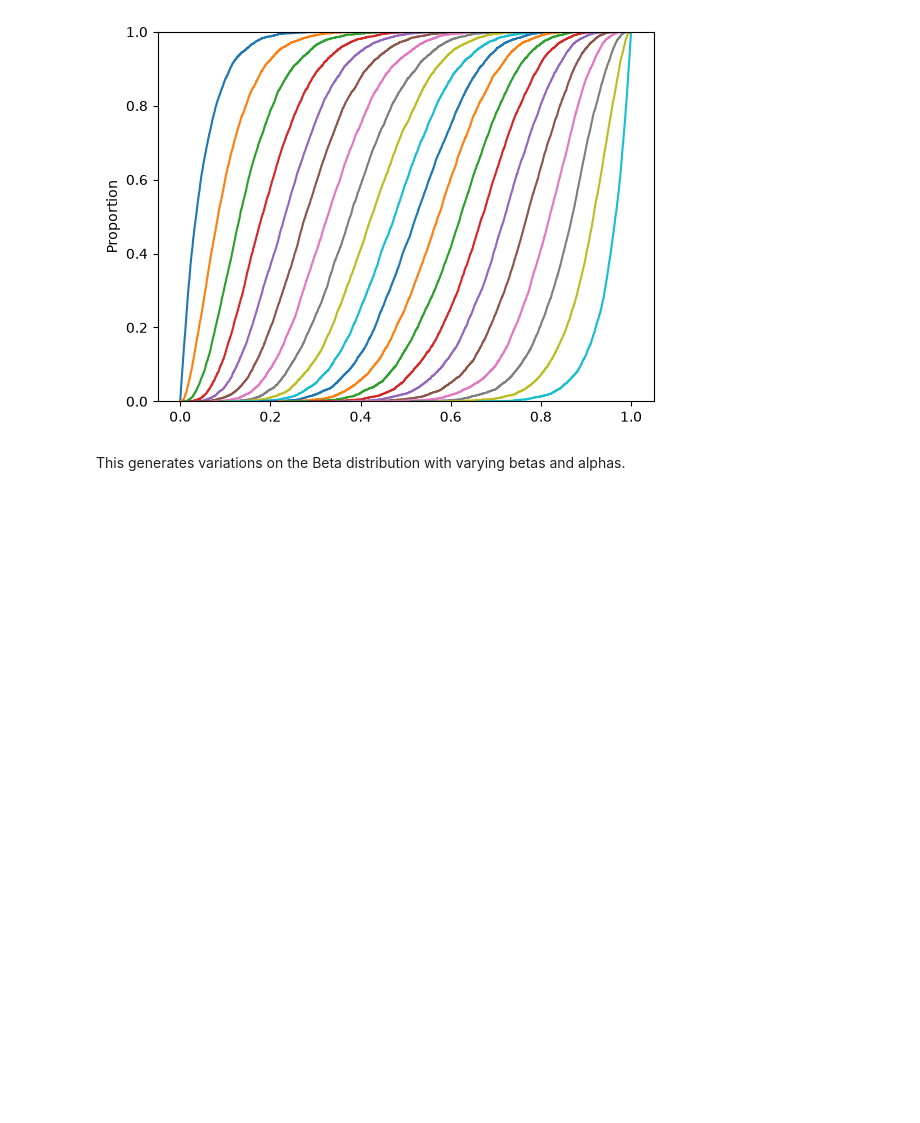
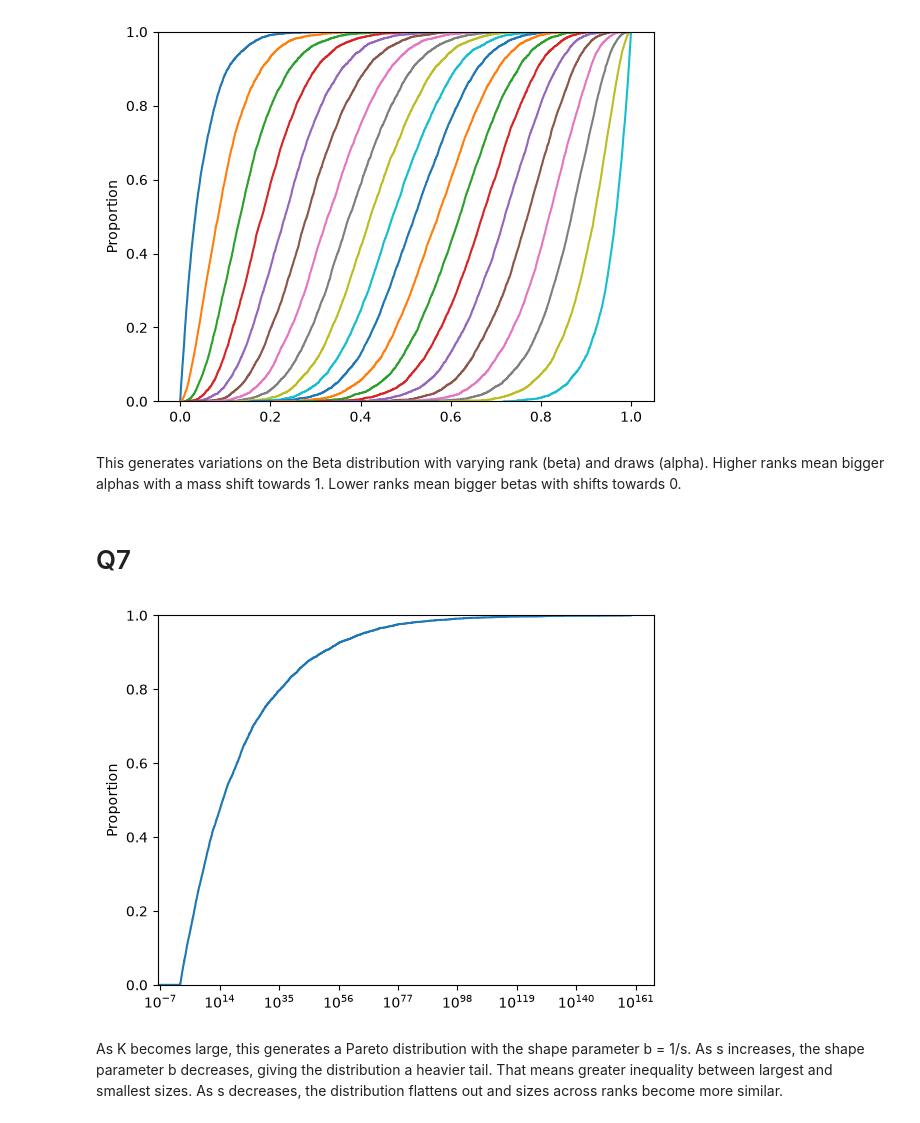
Before and after one commit to evanblizzard/uu_categorical_and_numeric, a Jupyter notebook: ecdf_lab.ipynb, the cells around one changed output. Drawn from its saved outputs; the diff is of its cells as text; code cells hidden in the pictures; blank space fills up the shorter version.

Commit message:
generated pareto distribution for q7

```diff
--- a/ecdf_lab.ipynb
+++ b/ecdf_lab.ipynb
@@ -64,4 +64,19 @@ for r in range(1, K+1):
 # %% [output]
 [figure]
 # %% [markdown]
-This generates variations on the Beta distribution with varying betas and alphas.
+This generates variations on the Beta distribution with varying rank (beta) and draws (alpha). Higher ranks mean bigger alphas with a mass shift towards 1. Lower ranks mean bigger betas with shifts towards 0.
+# %% [markdown]
+# Q7
+# %%
+K = 100_000
+n = 5_000
+s = 50
+ranks = np.random.randint(1, K+1, size=n)
+sizes = (K / ranks) ** s
+
+sns.ecdfplot(sizes)
+plt.xscale('log') # looked like a vertical line without log scale
+# %% [output]
+[figure, added]
+# %% [markdown]
+As K becomes large, this generates a Pareto distribution with the shape parameter b = 1/s. As s increases, the shape parameter b decreases, giving the distribution a heavier tail. That means greater inequality between largest and smallest sizes. As s decreases, the distribution flattens out and sizes across ranks become more similar.
```
Also changed, not shown: parts of 3 cells of this notebook.
